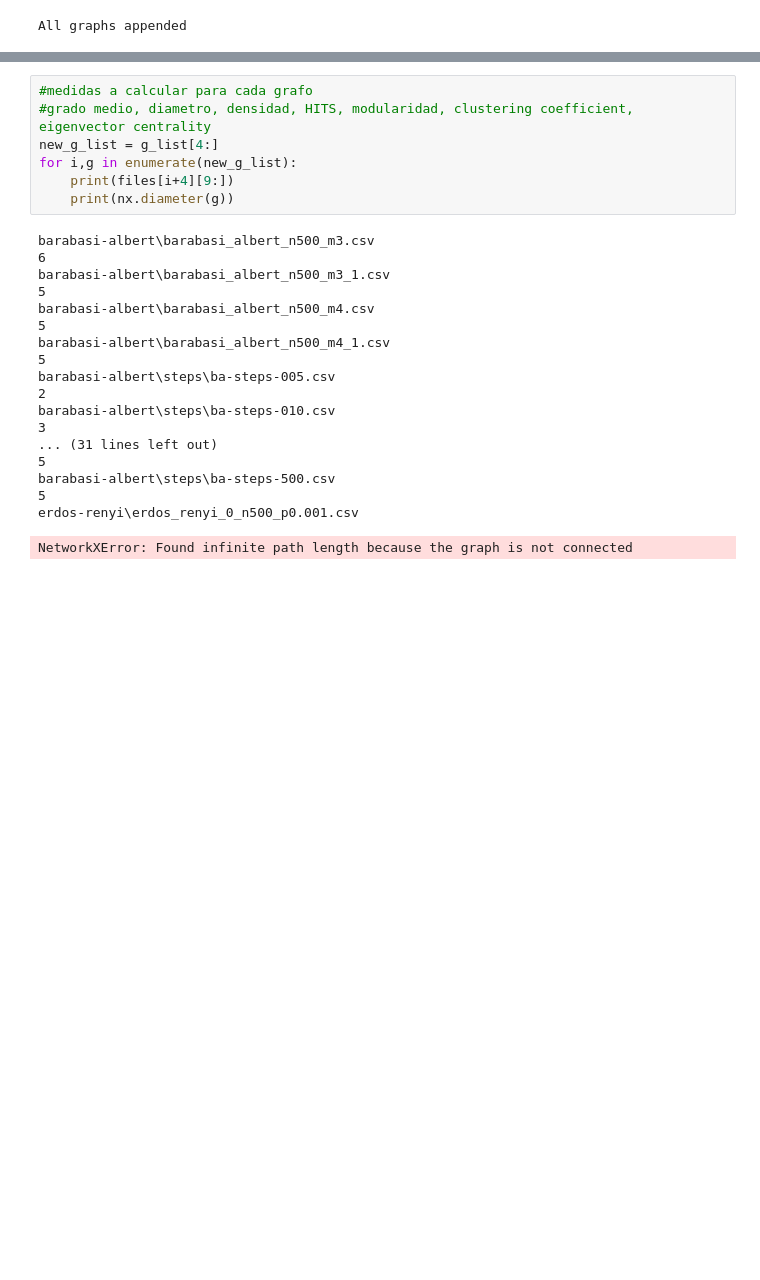
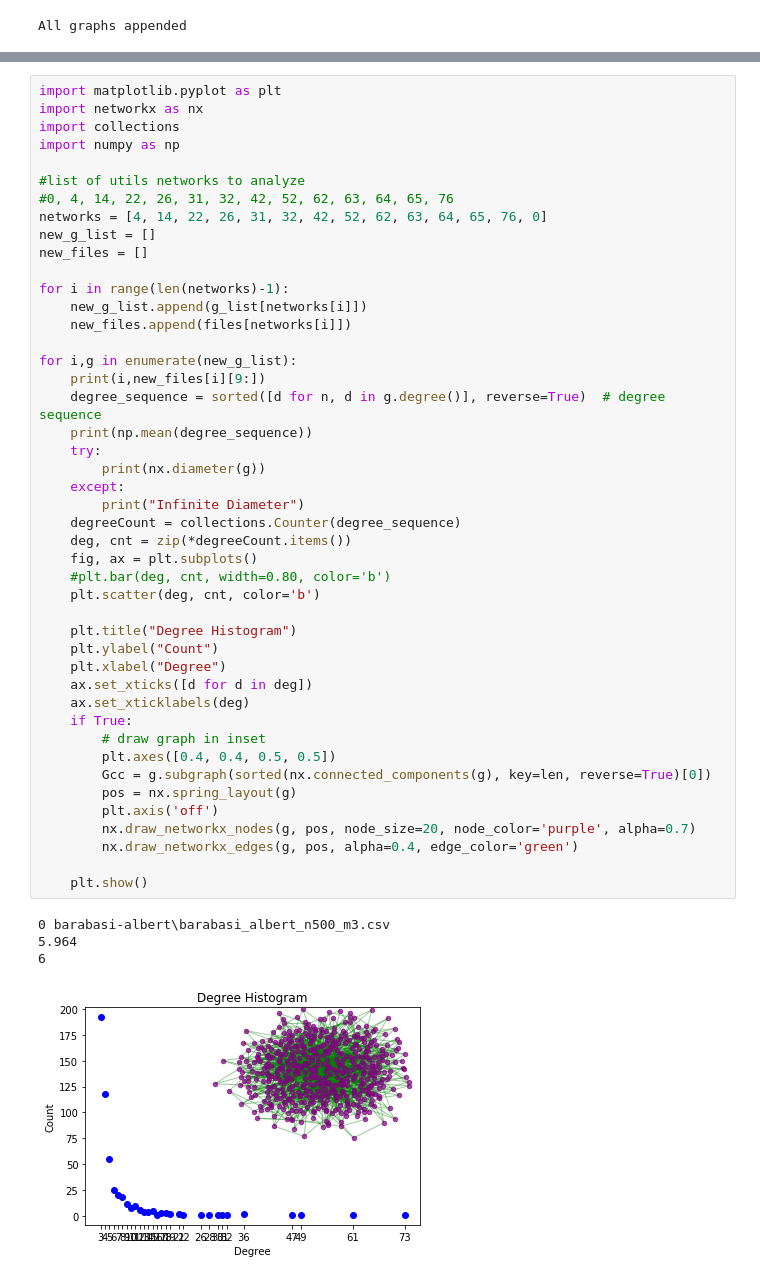
Before and after one commit to GuillermoOvejeroSanchez/Social-Network-Analysis, a Jupyter notebook: P2/p2.ipynb, the cells around one changed output, grey strips where cells are left out. Drawn from its saved outputs; the diff is of its cells as text; blank space fills up the shorter version.

```diff
--- a/P2/p2.ipynb
+++ b/P2/p2.ipynb
@@ -196,26 +139,50 @@ for i in range(57,61):
-# %%
-#medidas a calcular para cada grafo
-#grado medio, diametro, densidad, HITS, modularidad, clustering coefficient, eigenvector centrality
-new_g_list = g_list[4:]
-for i,g in enumerate(new_g_list):
-    print(files[i+4][9:])
-    print(nx.diameter(g))
-# %% [output]
-barabasi-albert\barabasi_albert_n500_m3.csv
-6
-barabasi-albert\barabasi_albert_n500_m3_1.csv
-5
-barabasi-albert\barabasi_albert_n500_m4.csv
-5
-barabasi-albert\barabasi_albert_n500_m4_1.csv
-5
-barabasi-albert\steps\ba-steps-005.csv
-2
-barabasi-albert\steps\ba-steps-010.csv
-3
-... (31 lines left out)
-5
-barabasi-albert\steps\ba-steps-500.csv
-5
-erdos-renyi\erdos_renyi_0_n500_p0.001.csv
-NetworkXError: Found infinite path length because the graph is not connected
+# %%
+import matplotlib.pyplot as plt
+import networkx as nx
+import collections
+import numpy as np
+
+#list of utils networks to analyze
+#0, 4, 14, 22, 26, 31, 32, 42, 52, 62, 63, 64, 65, 76
+networks = [4, 14, 22, 26, 31, 32, 42, 52, 62, 63, 64, 65, 76, 0]
+new_g_list = []
+new_files = []
+
+for i in range(len(networks)-1):
+    new_g_list.append(g_list[networks[i]])
+    new_files.append(files[networks[i]])
+
+for i,g in enumerate(new_g_list):
+    print(i,new_files[i][9:])
+    degree_sequence = sorted([d for n, d in g.degree()], reverse=True)  # degree sequence
+    print(np.mean(degree_sequence))
+    try:
+        print(nx.diameter(g))
+    except:
+        print("Infinite Diameter")
+    degreeCount = collections.Counter(degree_sequence)
+    deg, cnt = zip(*degreeCount.items())
+    fig, ax = plt.subplots()
+    #plt.bar(deg, cnt, width=0.80, color='b')
+    plt.scatter(deg, cnt, color='b')
+
+    plt.title("Degree Histogram")
+    plt.ylabel("Count")
+    plt.xlabel("Degree")
+    ax.set_xticks([d for d in deg])
+    ax.set_xticklabels(deg)
+    if True:
+        # draw graph in inset
+        plt.axes([0.4, 0.4, 0.5, 0.5])
+        Gcc = g.subgraph(sorted(nx.connected_components(g), key=len, reverse=True)[0])
+        pos = nx.spring_layout(g)
+        plt.axis('off')
+        nx.draw_networkx_nodes(g, pos, node_size=20, node_color='purple', alpha=0.7)
+        nx.draw_networkx_edges(g, pos, alpha=0.4, edge_color='green')
+
+    plt.show()
+# %% [output]
+0 barabasi-albert\barabasi_albert_n500_m3.csv
+5.964
+6
+[figure, added]
```
Also changed, not shown: parts of 7 cells of this notebook, 18 other files.
